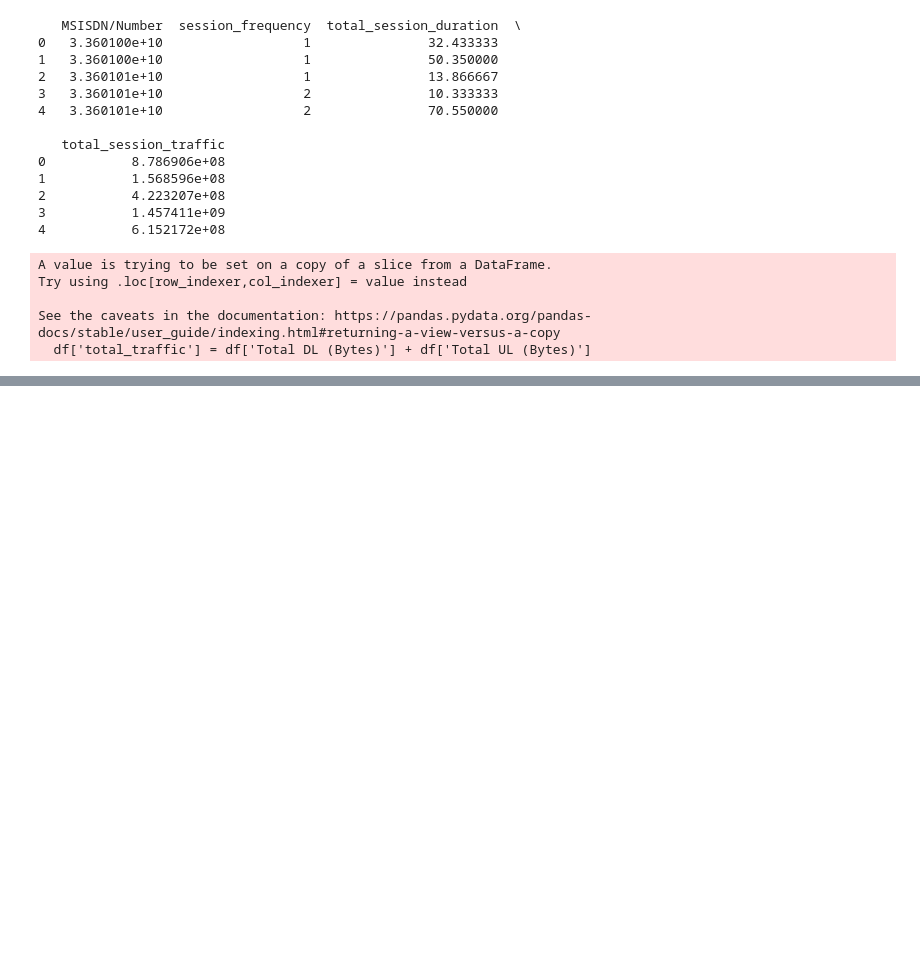
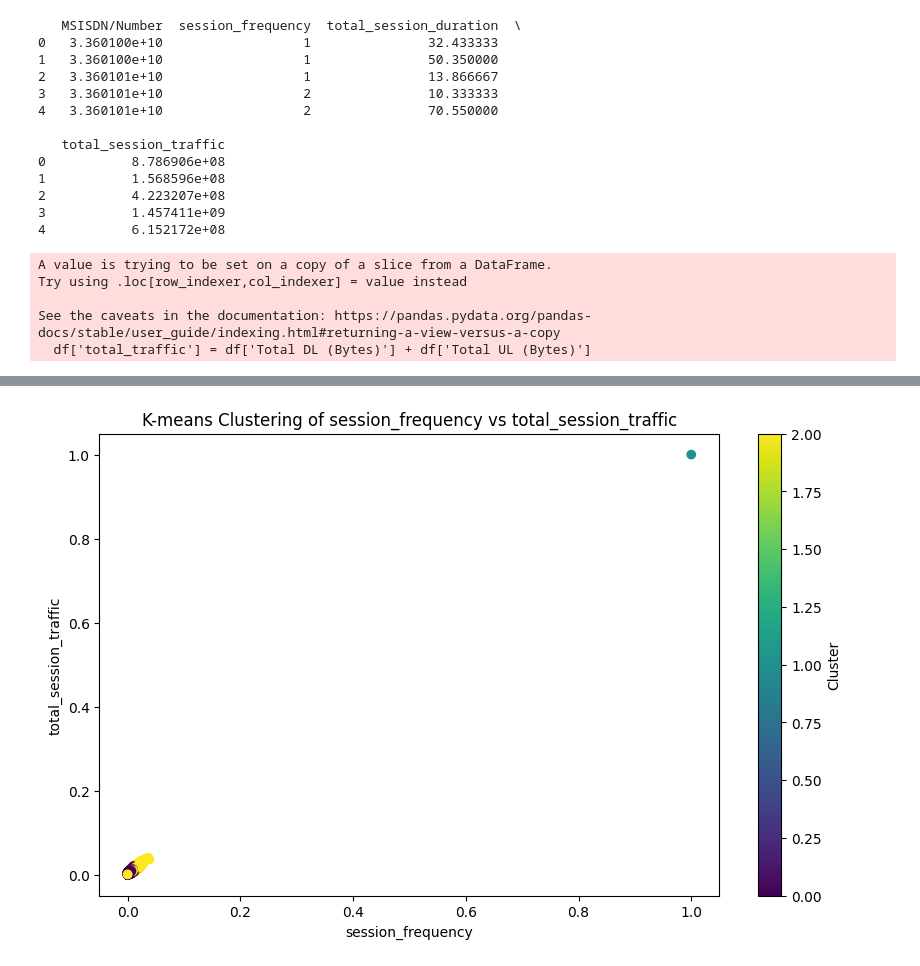
Before and after one commit to beza328/Telecom-bussiness-feasibility, a Jupyter notebook: notebooks/User engagement.ipynb, the cells around one changed output, grey strips where cells are left out. Drawn from its saved outputs; the diff is of its cells as text; code cells hidden in the pictures; blank space fills up the shorter version.

Commit message:
User experince

```diff
--- a/notebooks/User engagement.ipynb
+++ b/notebooks/User engagement.ipynb
@@ -307,0 +329,4 @@ NameError: name 'classify_customers_kmeans' is not defined
+# %%
+plot_clusters(user_engagement_normalized, 'session_frequency', 'total_session_traffic')
+# %% [output]
+[figure, added]
```
Also changed, not shown: parts of 7 cells of this notebook, 2 other files.
